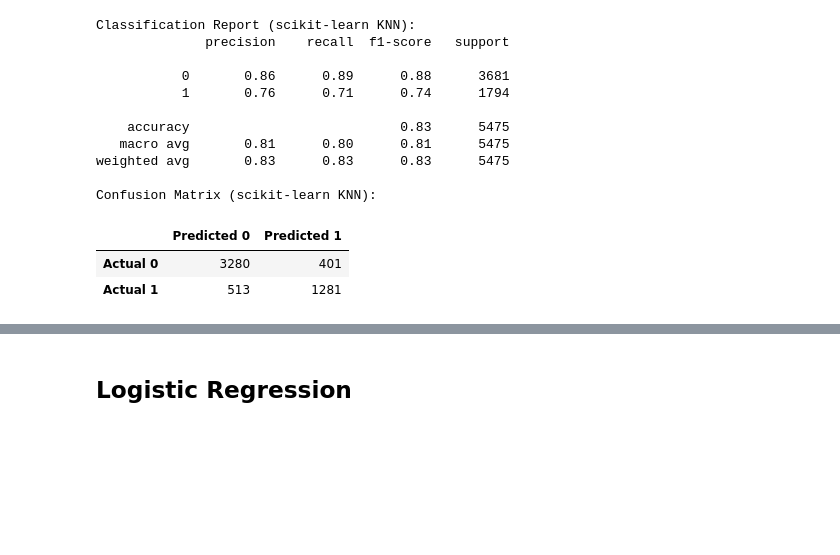
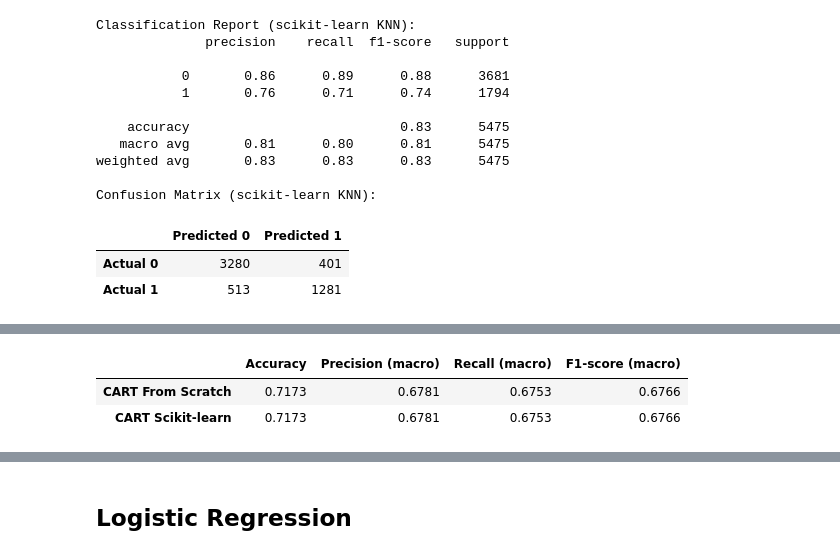
Before and after one commit to EliWidjojo/IF3170_G28_HaalinghamJayaAO3, a Jupyter notebook: notebooks/Notebook Tugas Besar 2 IF3170 Inteligensi Artifisial 2026-2027..ipynb, the cells around one changed output, grey strips where cells are left out. Drawn from its saved outputs; the diff is of its cells as text; code cells hidden in the pictures; blank space fills up the shorter version.

```diff
--- a/notebooks/Notebook Tugas Besar 2 IF3170 Inteligensi Artifisial 2026-2027..ipynb
+++ b/notebooks/Notebook Tugas Besar 2 IF3170 Inteligensi Artifisial 2026-2027..ipynb
@@ -1347,0 +1541,97 @@ Confusion Matrix (scikit-learn KNN):
+# %%
+# 1. Inisialisasi model CART scikit-learn
+# Parameter disamakan dengan CART from scratch.
+dtl_sklearn = DecisionTreeClassifier(
+    criterion="gini",
+    max_depth=DTL_MAX_DEPTH,
+    min_samples_split=DTL_MIN_SPLIT,
+    min_samples_leaf=DTL_MIN_LEAF,
+    random_state=CFG.SEED
+)
+
+# 2. Training menggunakan data yang sama
+dtl_sklearn.fit(X_train_dtl, y_train_dtl)
+
+# 3. Prediksi pada validation set
+y_val_pred_dtl_sklearn = dtl_sklearn.predict(X_val_dtl)
+
+# 4. Evaluasi model scikit-learn
+dtl_sklearn_metrics = {
+    "Accuracy": accuracy_score(
+        y_val_dtl, y_val_pred_dtl_sklearn
+    ),
+    "Precision (macro)": precision_score(
+        y_val_dtl, y_val_pred_dtl_sklearn,
+        average="macro", zero_division=0
+    ),
+    "Recall (macro)": recall_score(
+        y_val_dtl, y_val_pred_dtl_sklearn,
+        average="macro", zero_division=0
+    ),
+    "F1-score (macro)": f1_score(
+        y_val_dtl, y_val_pred_dtl_sklearn,
+        average="macro", zero_division=0
+    )
+}
+
+print("=== CART SCIKIT-LEARN ===")
+print(f"Jumlah data training : {len(X_train_dtl)}")
+print(f"Jumlah fitur         : {X_train_dtl.shape[1]}")
+print("Criterion            : gini")
+
+print("\nEvaluation Metrics:")
+display(
+    pd.Series(
+        dtl_sklearn_metrics,
+        name="CART Scikit-learn"
+    ).to_frame()
+)
+
+# 5. Confusion Matrix scikit-learn
+print("\nConfusion Matrix:")
+display(pd.DataFrame(
+    confusion_matrix(
+        y_val_dtl,
+        y_val_pred_dtl_sklearn,
+        labels=dtl_model.classes_
+    ),
+    index=[
+        f"Actual {label}"
+        for label in dtl_model.classes_
+    ],
+    columns=[
+        f"Predicted {label}"
+        for label in dtl_model.classes_
+    ]
+))
+
+# 6. Perbandingan CART from scratch vs scikit-learn
+dtl_comparison = pd.DataFrame({
+    "CART From Scratch": dtl_metrics,
+    "CART Scikit-learn": dtl_sklearn_metrics
+}).T
+
+print("\n=== COMPARISON: FROM SCRATCH VS SCIKIT-LEARN ===")
+display(dtl_comparison.round(4))
+
+# 7. Selisih performa kedua implementasi
+dtl_difference = (
+    dtl_comparison.loc["CART Scikit-learn"]
+    - dtl_comparison.loc["CART From Scratch"]
+)
+
+print("\n=== PERFORMANCE DIFFERENCE ===")
+display(
+    dtl_difference.rename(
+        "Scikit-learn - From Scratch"
+    ).to_frame().round(4)
+)
+
+# 8. Classification Report
+print("\nClassification Report - CART Scikit-learn:")
+print(classification_report(
+    y_val_dtl,
+    y_val_pred_dtl_sklearn,
+    zero_division=0
+))
+# %% [output]
@@ -1347,0 +1654,3 @@ Confusion Matrix (scikit-learn KNN):
+|  | Accuracy | Precision (macro) | Recall (macro) | F1-score (macro) |
+| CART From Scratch | 0.7173 | 0.6781 | 0.6753 | 0.6766 |
+| CART Scikit-learn | 0.7173 | 0.6781 | 0.6753 | 0.6766 |
```
Also changed, not shown: parts of 10 cells of this notebook, 3 other files.
